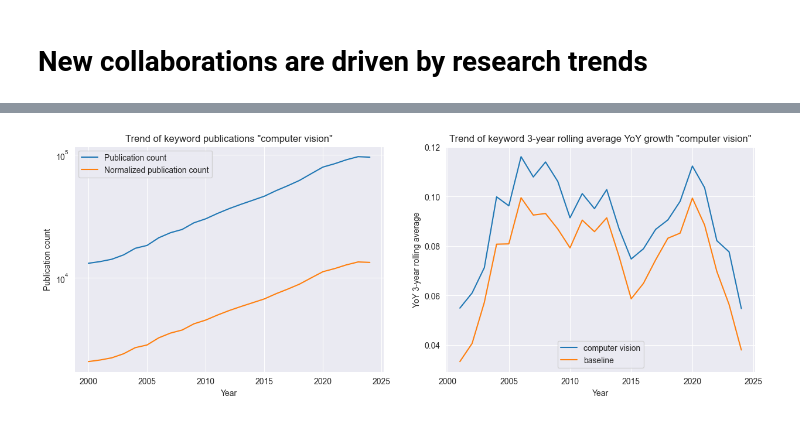
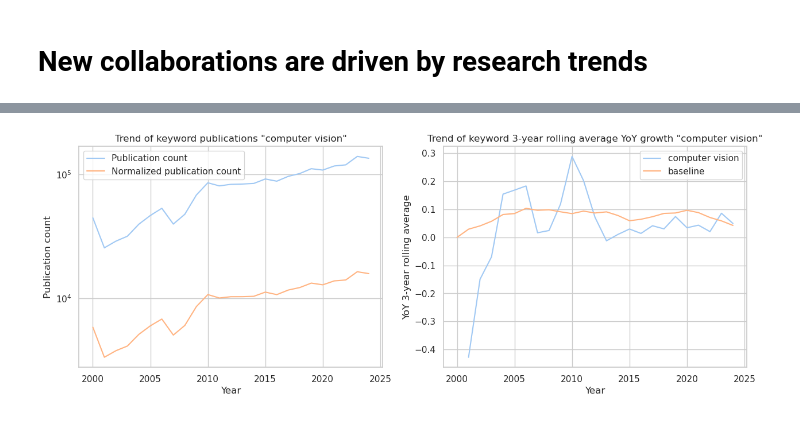
Before and after one commit to eutopia-collaboration-recommender/ecr-analytics, a Jupyter notebook: src/notebooks/06 - New collaborations are driven by research trends.ipynb, the cells around one changed output, grey strips where cells are left out. Saved outputs shown, nothing was run; the diff lists cells and outputs as text; code cells hidden in the pictures.

```diff
--- a/src/notebooks/06 - New collaborations are driven by research trends.ipynb
+++ b/src/notebooks/06 - New collaborations are driven by research trends.ipynb
@@ -34,3 +55,4 @@ pg_connection = create_sqlalchemy_connection(
     database=config.POSTGRES.DATABASE,
     schema=config.POSTGRES.SCHEMA
 )
+sns.set_theme(style="whitegrid", palette="pastel")
@@ -55,23 +144,23 @@ df_keyword = df[df['article_keyword'] == keyword]
 # %%
 # Visualize the trend of the keyword
 df_keyword = df_keyword.sort_values(by='article_publication_year')
 
 fig, axs = plt.subplots(nrows=1, ncols=2, figsize=(15, 5))
-sns.lineplot(data=df, x='article_publication_year', y='publication_count', errorbar=None, ax=axs[0])
-sns.lineplot(data=df, x='article_publication_year', y='publication_normalized_count', errorbar=None, ax=axs[0])
+sns.lineplot(data=df_keyword, x='article_publication_year', y='publication_count', errorbar=None, ax=axs[0])
+sns.lineplot(data=df_keyword, x='article_publication_year', y='publication_normalized_count', errorbar=None, ax=axs[0])
 axs[0].set_title(f'Trend of keyword publications "{keyword}"')
 axs[0].set_xlabel('Year')
 axs[0].set_ylabel('Publication count')
 axs[0].legend(['Publication count', 'Normalized publication count'])
 axs[0].set_yscale('log')
 
-sns.lineplot(data=df, x='article_publication_year', y='publication_count_yoy_3yr_rolling_avg', errorbar=None, ax=axs[1])
-sns.lineplot(data=df, x='article_publication_year', y='publication_count_yoy_3yr_rolling_avg_baseline', errorbar=None,
+sns.lineplot(data=df_keyword, x='article_publication_year', y='publication_count_yoy_3yr_rolling_avg', errorbar=None, ax=axs[1])
+sns.lineplot(data=df_keyword, x='article_publication_year', y='publication_count_yoy_3yr_rolling_avg_baseline', errorbar=None,
              ax=axs[1])
 axs[1].set_title(f'Trend of keyword 3-year rolling average YoY growth "{keyword}"')
 axs[1].set_xlabel('Year')
 axs[1].set_ylabel('YoY 3-year rolling average')
 axs[1].legend([keyword, 'baseline'])
 plt.show()
 # %% [output]
-[figure, old version]
+[figure, new version]
```
Also changed, not shown: parts of 19 cells of this notebook, 8 other files.
